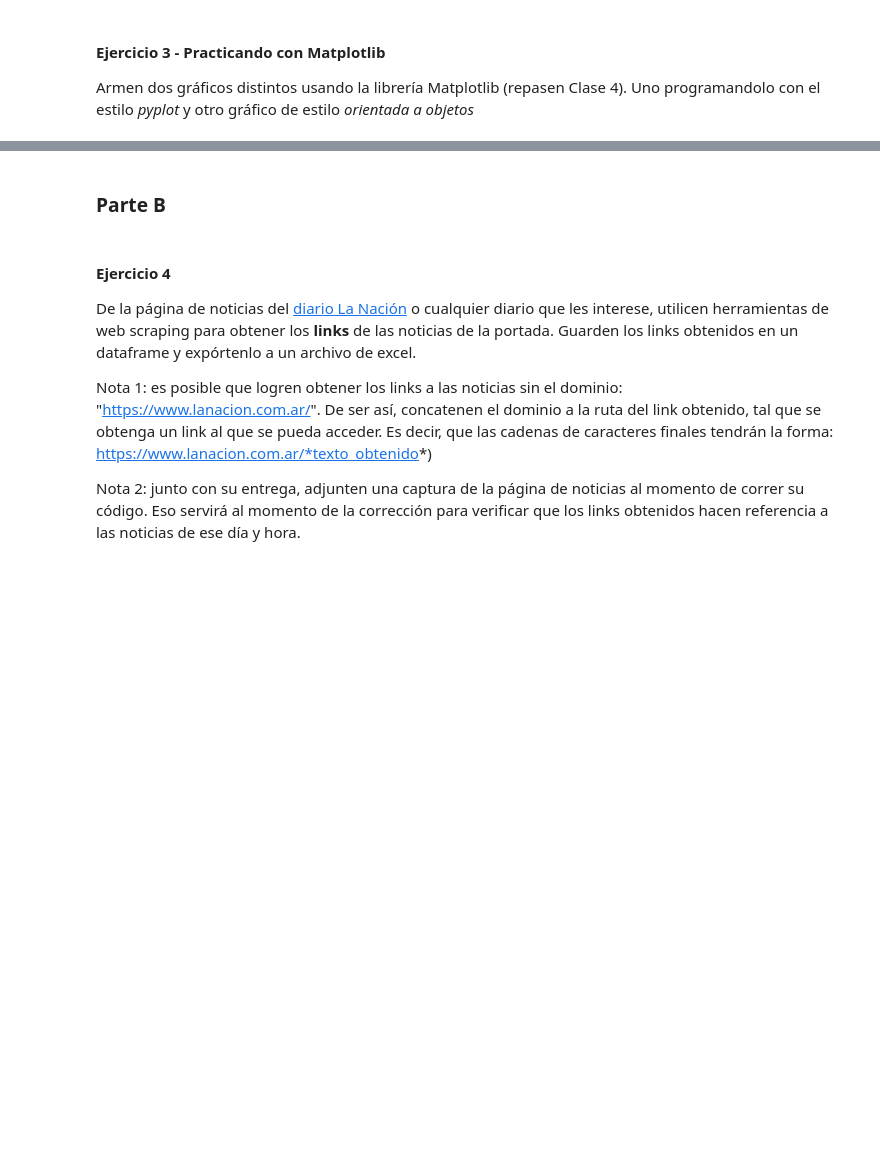
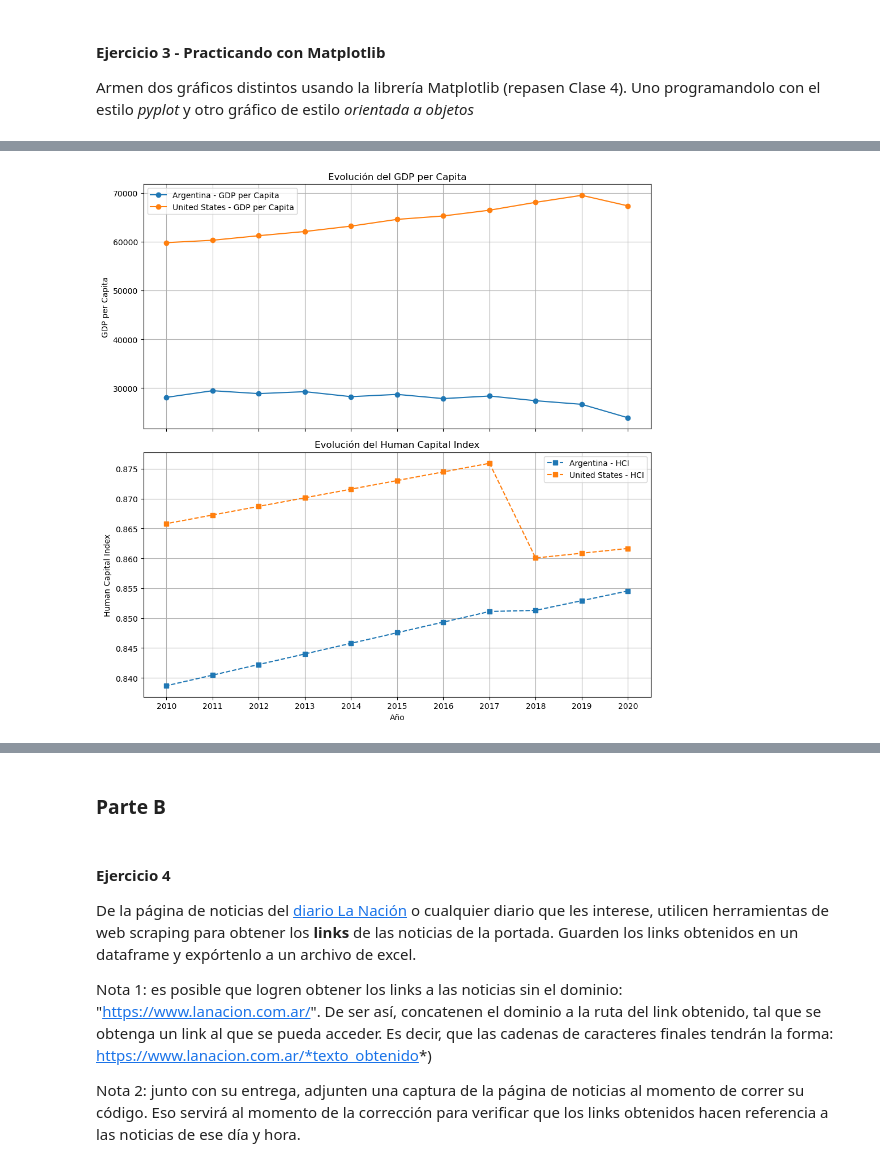
Before and after one commit to MartiinHuck/BigDataUBA-Grupo21, a Jupyter notebook: TP1_Grupo21.ipynb, the cells around one changed output, grey strips where cells are left out. Drawn from its saved outputs; the diff is of its cells as text; code cells hidden in the pictures; blank space fills up the shorter version.

```diff
--- a/TP1_Grupo21.ipynb
+++ b/TP1_Grupo21.ipynb
@@ -49,0 +244,2 @@ Armen dos gráficos distintos usando la librería Matplotlib (repasen Clase 4).
+# %%
+df_reset = df.reset_index()
@@ -49,0 +251,11 @@ Armen dos gráficos distintos usando la librería Matplotlib (repasen Clase 4).
+# %%
+# Convertimos 'date' a formato datetime
+df_reset["date"] = pd.to_datetime(df_reset["date"])
+
+# Convertimos columnas numéricas, manejando valores erróneos
+df_reset[["human_capital_index", "gdppc"]] = df_reset[["human_capital_index", "gdppc"]].apply(pd.to_numeric, errors='coerce')
+
+# Interpolamos solo valores numéricos
+df_reset[["human_capital_index", "gdppc"]] = df_reset[["human_capital_index", "gdppc"]].interpolate(method='linear')
+
+print(df_reset.round(3))
@@ -49,0 +280,32 @@ Armen dos gráficos distintos usando la librería Matplotlib (repasen Clase 4).
+# %%
+import matplotlib.pyplot as plt
+
+# Configuración de los gráficos
+fig, axes = plt.subplots(nrows=2, ncols=1, figsize=(10, 10), sharex=True)
+
+# --- 📈 Gráfico 1: GDP per capita ---
+for country in df_reset["country"].unique():
+    subset = df_reset[df_reset["country"] == country]
+    axes[0].plot(subset["date"], subset["gdppc"], marker='o', linestyle="-", label=f"{country} - GDP per Capita")
+
+axes[0].set_ylabel("GDP per Capita")
+axes[0].set_title("Evolución del GDP per Capita")
+axes[0].legend()
+axes[0].grid()
+
+# --- 📉 Gráfico 2: Human Capital Index ---
+for country in df_reset["country"].unique():
+    subset = df_reset[df_reset["country"] == country]
+    axes[1].plot(subset["date"], subset["human_capital_index"], marker='s', linestyle="--", label=f"{country} - HCI")
+
+axes[1].set_xlabel("Año")
+axes[1].set_ylabel("Human Capital Index")
+axes[1].set_title("Evolución del Human Capital Index")
+axes[1].legend()
+axes[1].grid()
+
+# Mostramos los gráficos
+plt.tight_layout()
+plt.show()
+# %% [output]
+[figure, added]
```
Also changed, not shown: parts of 26 cells of this notebook, 1 other file.
